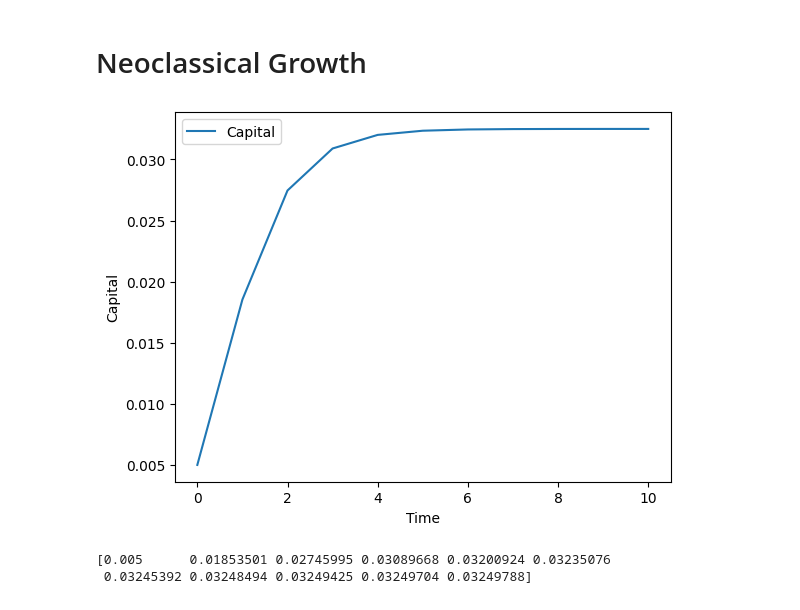
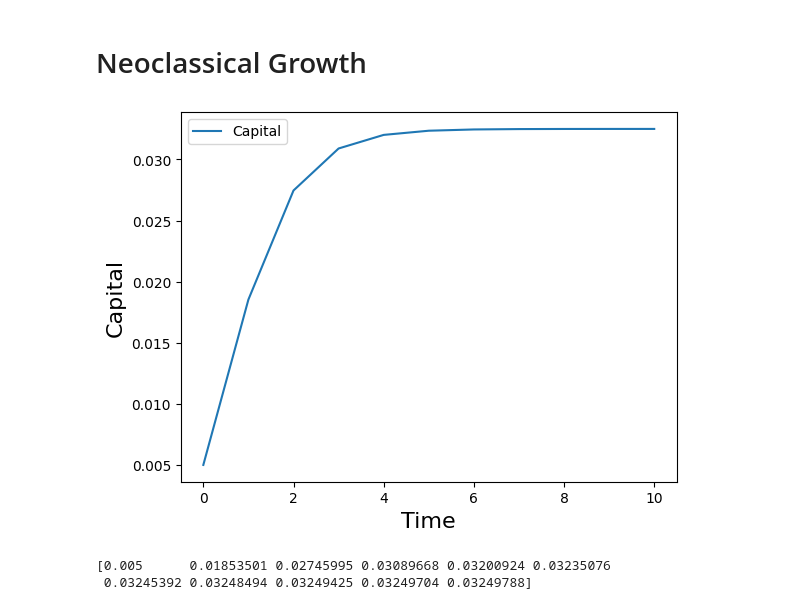
Before and after one commit to thanhqtran/tohoku_bootcamp, a Jupyter notebook: summer2023/math/simul_code.ipynb, the cells around one changed output. Saved outputs shown, nothing was run; the diff lists cells and outputs as text; code cells hidden in the pictures.

```diff
--- a/summer2023/math/simul_code.ipynb
+++ b/summer2023/math/simul_code.ipynb
@@ -300,35 +300,35 @@ T = 10  # Number of periods
 k0 = 0.005  # Initial capital
 
 # Initialize arrays to store results
 k_values = np.zeros(T+1)
 s_values = np.zeros(T)
 n_values = np.zeros(T)
 n_star_values = np.zeros(T)
 
 # Simulation loop
 k_values[0] = k0
 for t in range(T):
     # Fertility equation
     n_star = gamma / (phi * (1 + beta + gamma))
     n_star_values[t] = n_star
 
     # Savings equation
     s_t = (beta / (1 + beta + gamma)) * (1 - alpha) * k_values[t]**alpha
     s_values[t] = s_t
 
     # Capital equation
     n_t = n_star
     k_next = s_t / (1 + n_t)
     k_values[t+1] = k_next
 
 # Plotting
 plt.plot(range(T+1), k_values, label='Capital')
-plt.xlabel('Time')
-plt.ylabel('Capital')
+plt.xlabel('Time', fontsize=16)
+plt.ylabel('Capital', fontsize=16)
 plt.legend()
 plt.show()
 print(k_values)
 # %% [output]
-[figure, old version]
+[figure, new version]
 [0.005      0.01853501 0.02745995 0.03089668 0.03200924 0.03235076
  0.03245392 0.03248494 0.03249425 0.03249704 0.03249788]
```
Also changed, not shown: parts of 12 cells of this notebook, 15 other files.
